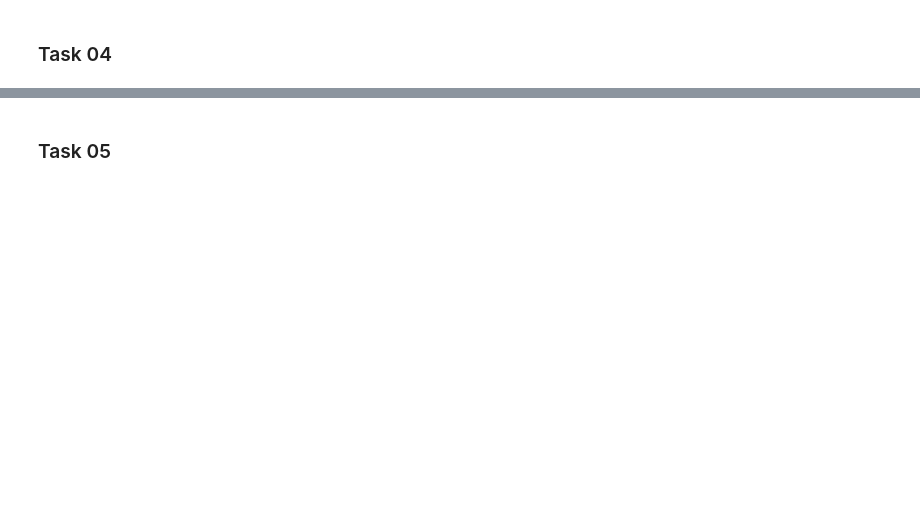
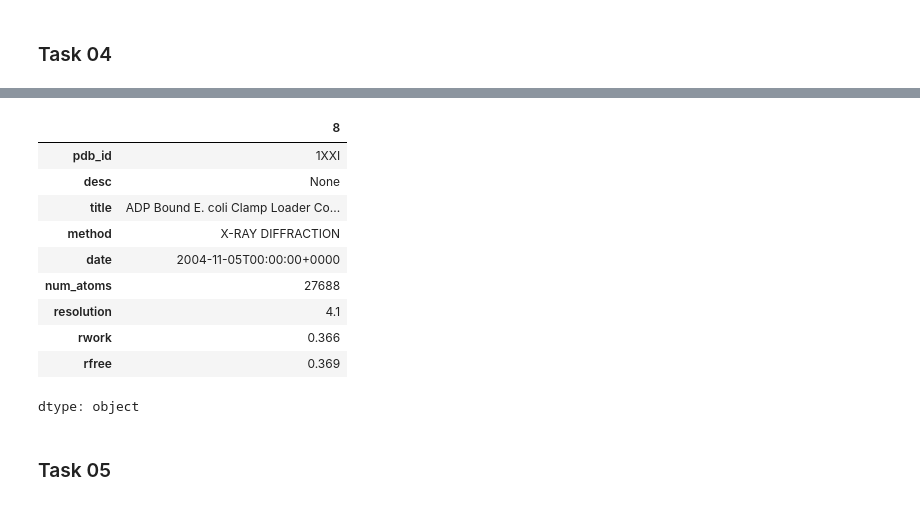
Before and after one commit to jandolinsek/git-for-science, a Jupyter notebook: ex01/ex01_204595.ipynb, the cells around one changed output, grey strips where cells are left out. Saved outputs shown, nothing was run; the diff lists cells and outputs as text; code cells hidden in the pictures; blank space fills up the shorter version.

```diff
--- a/ex01/ex01_204595.ipynb
+++ b/ex01/ex01_204595.ipynb
@@ -660,2 +690,16 @@ pdbs.sort_values(by = ['resolution'])
+# %%
+pdbs.loc[pdbs['resolution'].idxmax()]
+# %% [output]
+|  | 8 |
+| pdb_id | 1XXI |
+| desc | None |
+| title | ADP Bound E. coli Clamp Loader Co... |
+| method | X-RAY DIFFRACTION |
+| date | 2004-11-05T00:00:00+0000 |
+| num_atoms | 27688 |
+| resolution | 4.1 |
+| rwork | 0.366 |
+| rfree | 0.369 |
+dtype: object
 # %% [markdown]
 ### Task 05
```
Also changed, not shown: parts of 4 cells of this notebook.
